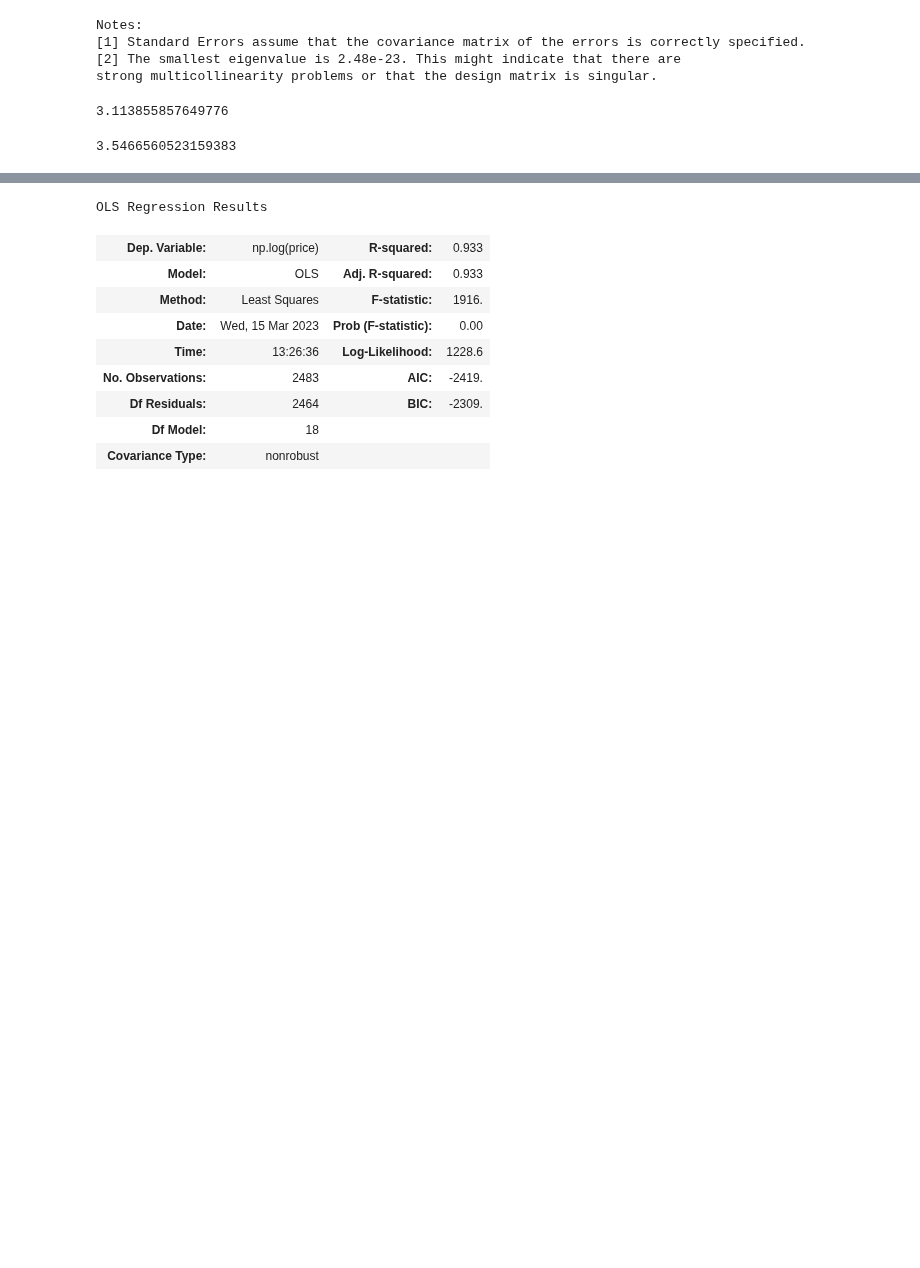
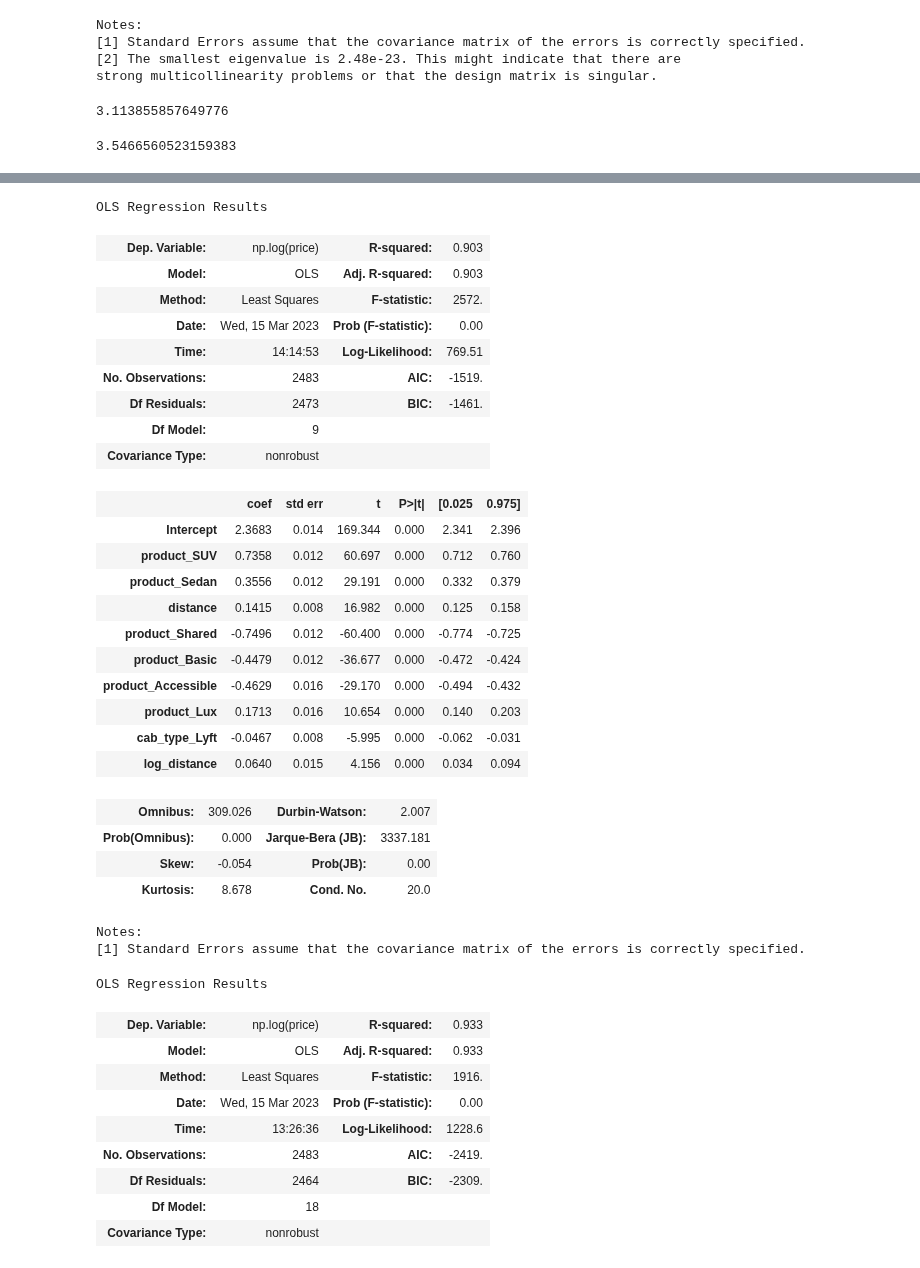
Before and after one commit to cndywu/TheYelpers, a Jupyter notebook: Project Code Template New.ipynb, the cells around one changed output, grey strips where cells are left out. Cells and saved outputs as stored; diff of their text form; code cells hidden in the pictures; blank space fills up the shorter version.

Commit message:
developing model and approach finished

```diff
--- a/Project Code Template New.ipynb
+++ b/Project Code Template New.ipynb
@@ -729,0 +726,31 @@ best_sub_plots()
+# %%
+best_fwd_reg_inference = models_best['model'][9]
+best_fwd_reg_inference.summary()
+# %% [output]
+OLS Regression Results
+| Dep. Variable: | np.log(price) | R-squared: | 0.903 |
+| Model: | OLS | Adj. R-squared: | 0.903 |
+| Method: | Least Squares | F-statistic: | 2572. |
+| Date: | Wed, 15 Mar 2023 | Prob (F-statistic): | 0.00 |
+| Time: | 14:14:53 | Log-Likelihood: | 769.51 |
+| No. Observations: | 2483 | AIC: | -1519. |
+| Df Residuals: | 2473 | BIC: | -1461. |
+| Df Model: | 9 |  |  |
+| Covariance Type: | nonrobust |  |  |
+|  | coef | std err | t | P>|t| | [0.025 | 0.975] |
+| Intercept | 2.3683 | 0.014 | 169.344 | 0.000 | 2.341 | 2.396 |
+| product_SUV | 0.7358 | 0.012 | 60.697 | 0.000 | 0.712 | 0.760 |
+| product_Sedan | 0.3556 | 0.012 | 29.191 | 0.000 | 0.332 | 0.379 |
+| distance | 0.1415 | 0.008 | 16.982 | 0.000 | 0.125 | 0.158 |
+| product_Shared | -0.7496 | 0.012 | -60.400 | 0.000 | -0.774 | -0.725 |
+| product_Basic | -0.4479 | 0.012 | -36.677 | 0.000 | -0.472 | -0.424 |
+| product_Accessible | -0.4629 | 0.016 | -29.170 | 0.000 | -0.494 | -0.432 |
+| product_Lux | 0.1713 | 0.016 | 10.654 | 0.000 | 0.140 | 0.203 |
+| cab_type_Lyft | -0.0467 | 0.008 | -5.995 | 0.000 | -0.062 | -0.031 |
+| log_distance | 0.0640 | 0.015 | 4.156 | 0.000 | 0.034 | 0.094 |
+| Omnibus: | 309.026 | Durbin-Watson: | 2.007 |
+| Prob(Omnibus): | 0.000 | Jarque-Bera (JB): | 3337.181 |
+| Skew: | -0.054 | Prob(JB): | 0.00 |
+| Kurtosis: | 8.678 | Cond. No. | 20.0 |
+Notes:
+[1] Standard Errors assume that the covariance matrix of the errors is correctly specified.
```
Also changed, not shown: parts of 12 cells of this notebook, 1 other file.
